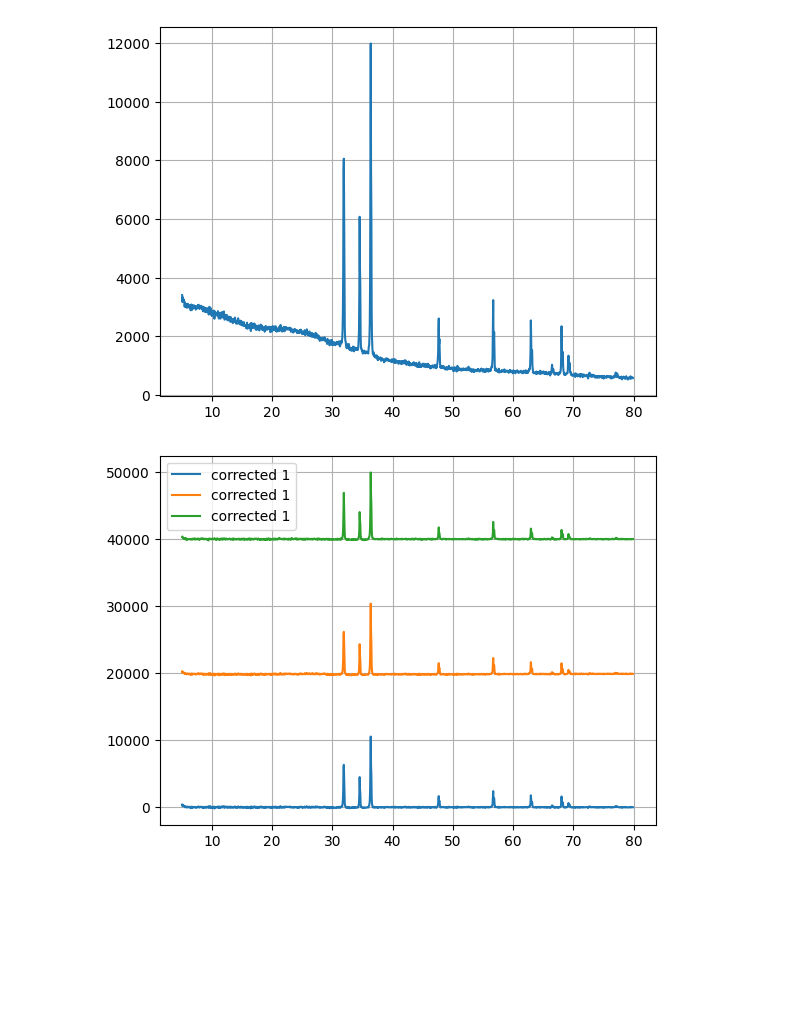
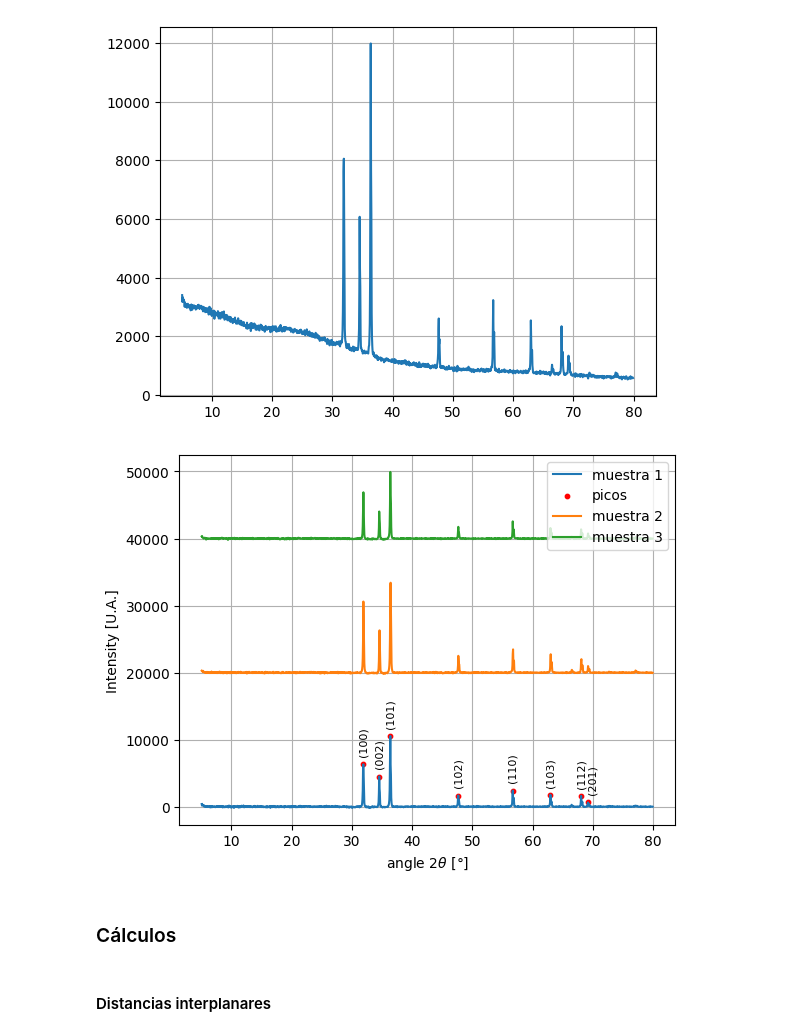
Before and after one commit to JosetoCa/Experimental-IV, a Jupyter notebook: Proyecto/DRX/Gráficas.ipynb, the cells around one changed output. Saved outputs shown, nothing was run; the diff lists cells and outputs as text; code cells hidden in the pictures; blank space fills up the shorter version.

```diff
--- a/Proyecto/DRX/Gráficas.ipynb
+++ b/Proyecto/DRX/Gráficas.ipynb
@@ -2,6 +2,8 @@
 import pandas as pd
 import numpy as np
 import matplotlib.pyplot as plt
+
+from scipy.signal import find_peaks
 
 
 df_1 = pd.read_csv("7059.csv", skiprows=29, header=None, sep=',' , names=['Angle', 'Intensity'])
@@ -19,39 +21,56 @@ I_3 = df_3.iloc[:-1,1].values
 #     if dif < 300:
 #         I_1[i] = I_1[i] -  (I_1[i] + I_1[i+1])/2
 
 
 
 
 plt.plot(angle, I_1)
 plt.grid()
 plt.show()
 
 
+planos = ["(100)", "(002)", "(101)", "(102)", "(110)", "(103)", "(112)", "(201)" ]
 
 window = 100  # probar 101..2000 según densidad de datos
 baseline = pd.Series(I_1).rolling(window, center=True, min_periods=1).median().values
 I_corr1 = I_1 - baseline
 
+
+peaks1, _ = find_peaks(I_corr1, height=500, distance=20)
+
+fig, ax = plt.subplots()
+ax.plot(angle, I_corr1, label = 'muestra 1')
+#ax.margins(y=0.17)
+for j, i in enumerate(peaks1[:-1]):
+    ax.text(angle[i], I_corr1[i]+1500, planos[j], ha='center', rotation=90, fontsize=8)
+ax.text(angle[peaks1[-1]+15], I_corr1[peaks1[-1]]+1500, planos[-1], ha='center', rotation=90, fontsize=8)
+ax.scatter(angle[peaks1], I_corr1[peaks1], s = 10, label = 'picos', color = 'red')
+
 #plt.plot(angle, I_1, label='original')
 #plt.plot(angle, baseline, label='baseline (rolling median)', linewidth=2)
-plt.plot(angle, I_corr1, label='corrected 1')
+#plt.plot(angle, I_corr1, label='corrected 1')
+#plt.show()
 
 baseline2 = pd.Series(I_2).rolling(window, center=True, min_periods=1).median().values
-I_corr2 = I_1 - baseline2
-
+I_corr2 = I_2 - baseline2
+peaks2, _ = find_peaks(I_corr2, height=500, distance=20)
 #plt.plot(angle, I_2, label='original')
 #plt.plot(angle, baseline2, label='baseline (rolling median)', linewidth=2)
-plt.plot(angle, I_corr2+20000, label='corrected 1')
+ax.plot(angle, I_corr2+20000, label='muestra 2')
 
 baseline3 = pd.Series(I_3).rolling(window, center=True, min_periods=1).median().values
 I_corr3 = I_3 - baseline3
-
+peaks3, _ = find_peaks(I_corr3, height=500, distance=20)
 #plt.plot(angle, I_3, label='original')
 #plt.plot(angle, baseline3, label='baseline (rolling median)', linewidth=2)
-plt.plot(angle, I_corr3+40000, label='corrected 1')
-
-
+ax.plot(angle, I_corr3+40000, label='muestra 3')
+ax.set_xlabel(r"angle $2\theta$ [°]")
+ax.set_ylabel("Intensity [U.A.]")
 plt.legend(); plt.grid(); plt.show()
 # %% [output]
 [figure]
-[figure, old version]
+[figure, new version]
+# %% [markdown]
+### Cálculos
+# %% [markdown]
+#### Distancias interplanares
```
Also changed, not shown: parts of 8 cells of this notebook, 1 other file.
